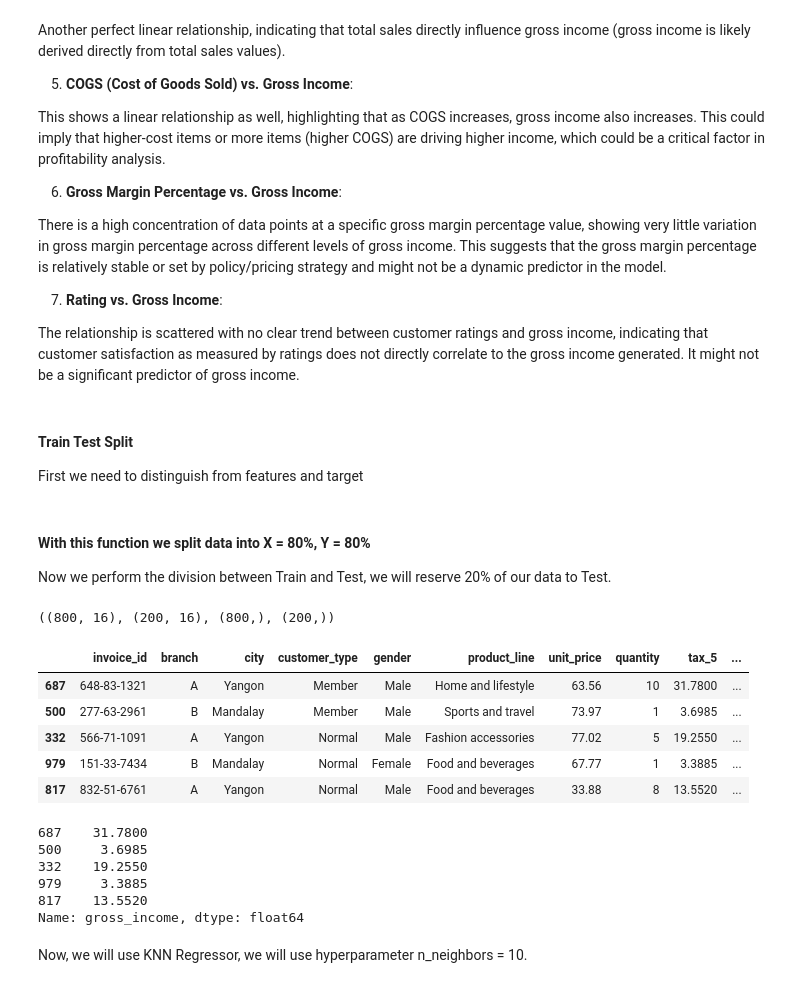
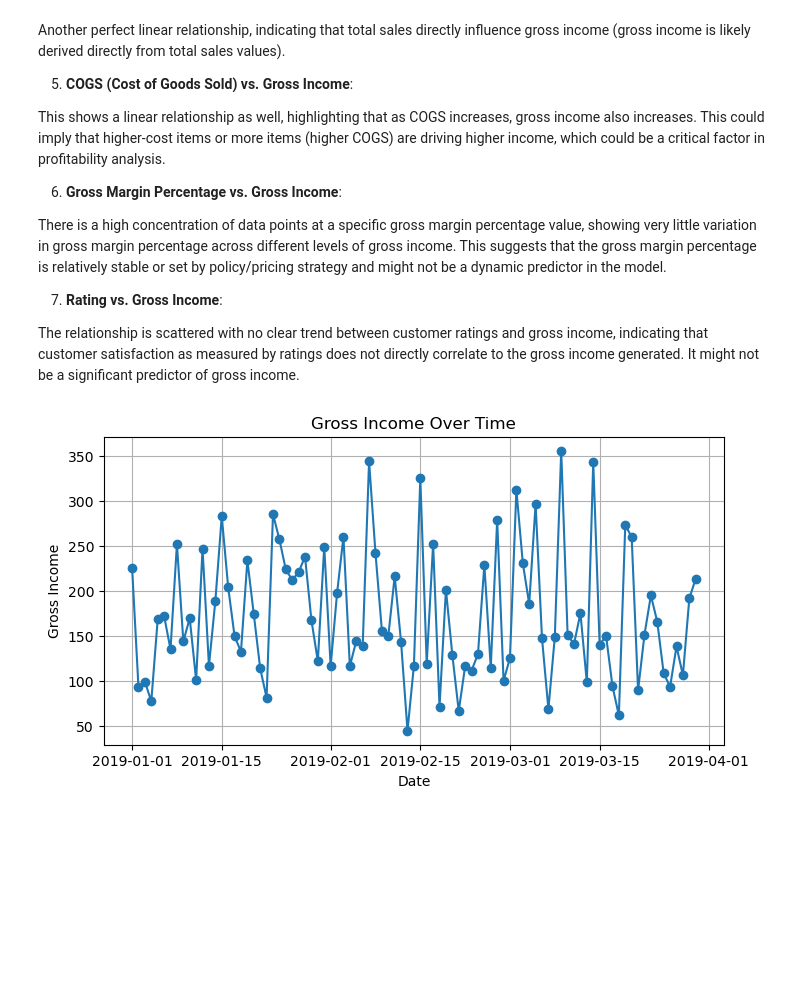
Before and after one commit to MustafaAldabbas/Machine_learning_superMarket, a Jupyter notebook: Notebook/Natalia.ipynb, the cells around one changed output. Cells and saved outputs as stored; diff of their text form; code cells hidden in the pictures; blank space fills up the shorter version.

```diff
--- a/Notebook/Natalia.ipynb
+++ b/Notebook/Natalia.ipynb
@@ -99,6 +152,3 @@ There is a high concentration of data points at a specific gross margin percenta
 
 The relationship is scattered with no clear trend between customer ratings and gross income, indicating that customer satisfaction as measured by ratings does not directly correlate to the gross income generated.
 It might not be a significant predictor of gross income.
-# %% [markdown]
-#### Train Test Split
-First we need to distinguish from features and target
@@ -108,3 +154,0 @@ target = df["gross_income"]
-# %% [markdown]
-#### With this function we split data into X = 80%, Y = 80%
-Now we perform the division between Train and Test, we will reserve 20% of our data to Test.
@@ -114,24 +154,0 @@ X_train, X_test, y_train, y_test = train_test_split(features, target, test_size
-# %%
-X_train.shape, X_test.shape, y_train.shape, y_test.shape
-# %% [output]
-((800, 16), (200, 16), (800,), (200,))
-# %%
-X_train.head()
-# %% [output]
-|  | invoice_id | branch | city | customer_type | gender | product_line | unit_price | quantity | tax_5 | ... |
-| 687 | 648-83-1321 | A | Yangon | Member | Male | Home and lifestyle | 63.56 | 10 | 31.7800 | ... |
-| 500 | 277-63-2961 | B | Mandalay | Member | Male | Sports and travel | 73.97 | 1 | 3.6985 | ... |
-| 332 | 566-71-1091 | A | Yangon | Normal | Male | Fashion accessories | 77.02 | 5 | 19.2550 | ... |
-| 979 | 151-33-7434 | B | Mandalay | Normal | Female | Food and beverages | 67.77 | 1 | 3.3885 | ... |
-| 817 | 832-51-6761 | A | Yangon | Normal | Male | Food and beverages | 33.88 | 8 | 13.5520 | ... |
-# %%
-y_train.head()
-# %% [output]
-687    31.7800
-500     3.6985
-332    19.2550
-979     3.3885
-817    13.5520
-Name: gross_income, dtype: float64
-# %% [markdown]
-Now, we will use KNN Regressor, we will use hyperparameter n_neighbors = 10.
@@ -140,0 +155,13 @@ knn = KNeighborsRegressor(n_neighbors=10)
+# %%
+import matplotlib.pyplot as plt
+
+# Plot the total sales over time
+plt.figure(figsize=(8, 4))
+plt.plot(gross_income_by_date['date'], gross_income_by_date['gross_income'], marker='o')
+plt.title('Gross Income Over Time')
+plt.xlabel('Date')
+plt.ylabel('Gross Income')
+plt.grid(True)
+plt.show()
+# %% [output]
+[figure, added]
```
Also changed, not shown: parts of 41 cells of this notebook, 1 other file.
